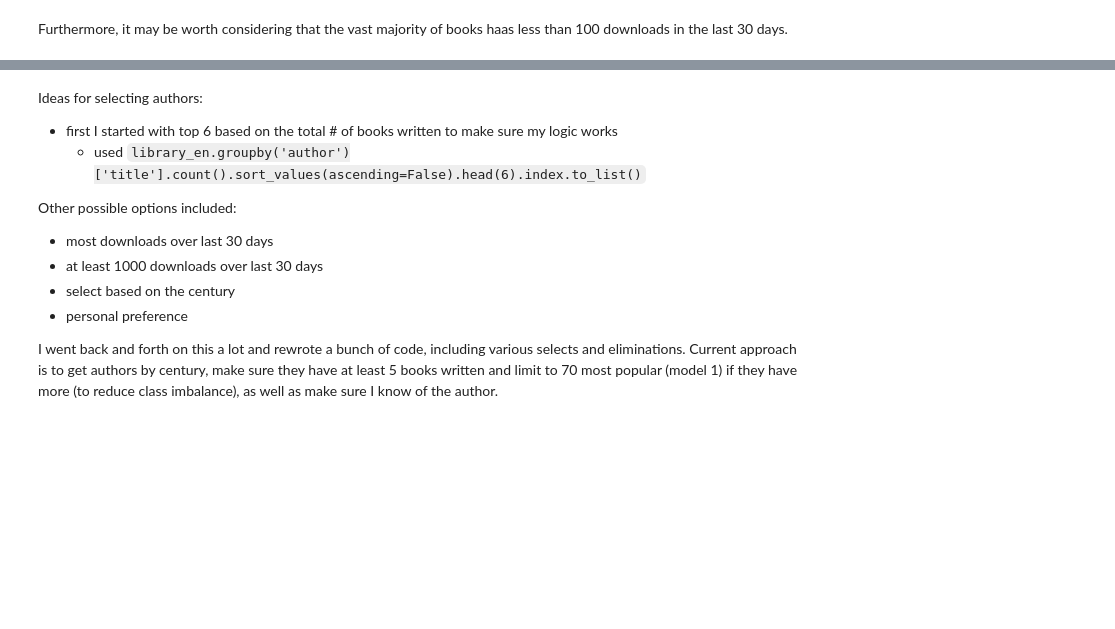
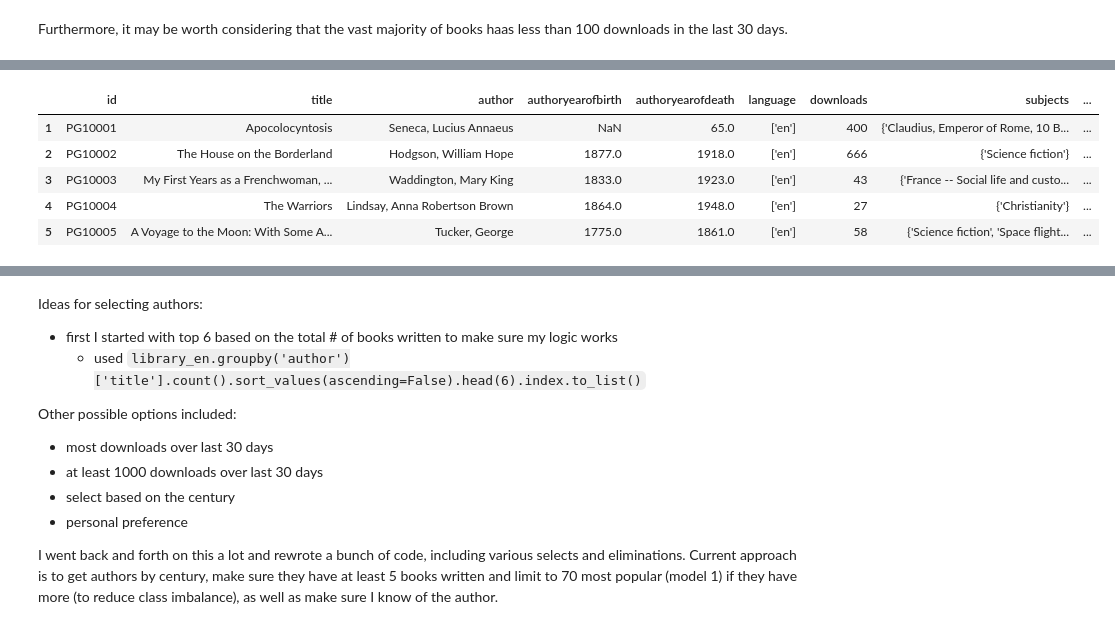
Before and after one commit to tomoumer/discovery_of_writing_differences, a Jupyter notebook: notebooks/data_exploration.ipynb, the cells around one changed output, grey strips where cells are left out. Drawn from its saved outputs; the diff is of its cells as text; code cells hidden in the pictures; blank space fills up the shorter version.

```diff
--- a/notebooks/data_exploration.ipynb
+++ b/notebooks/data_exploration.ipynb
@@ -183,0 +194,9 @@ print(library_en[library_en['downloads'] <= 1000].shape[0])
+# %%
+library_en.head()
+# %% [output]
+|  | id | title | author | authoryearofbirth | authoryearofdeath | language | downloads | subjects | ... |
+| 1 | PG10001 | Apocolocyntosis | Seneca, Lucius Annaeus | NaN | 65.0 | ['en'] | 400 | {'Claudius, Emperor of Rome, 10 B... | ... |
+| 2 | PG10002 | The House on the Borderland | Hodgson, William Hope | 1877.0 | 1918.0 | ['en'] | 666 | {'Science fiction'} | ... |
+| 3 | PG10003 | My First Years as a Frenchwoman, ... | Waddington, Mary King | 1833.0 | 1923.0 | ['en'] | 43 | {'France -- Social life and custo... | ... |
+| 4 | PG10004 | The Warriors | Lindsay, Anna Robertson Brown | 1864.0 | 1948.0 | ['en'] | 27 | {'Christianity'} | ... |
+| 5 | PG10005 | A Voyage to the Moon: With Some A... | Tucker, George | 1775.0 | 1861.0 | ['en'] | 58 | {'Science fiction', 'Space flight... | ... |
```
Also changed, not shown: parts of 14 cells of this notebook, 2 other files.
